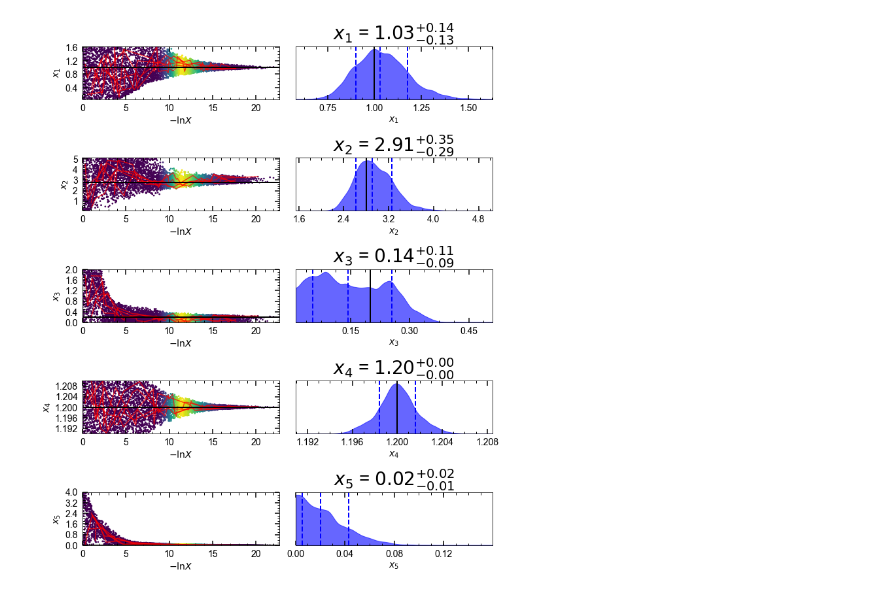
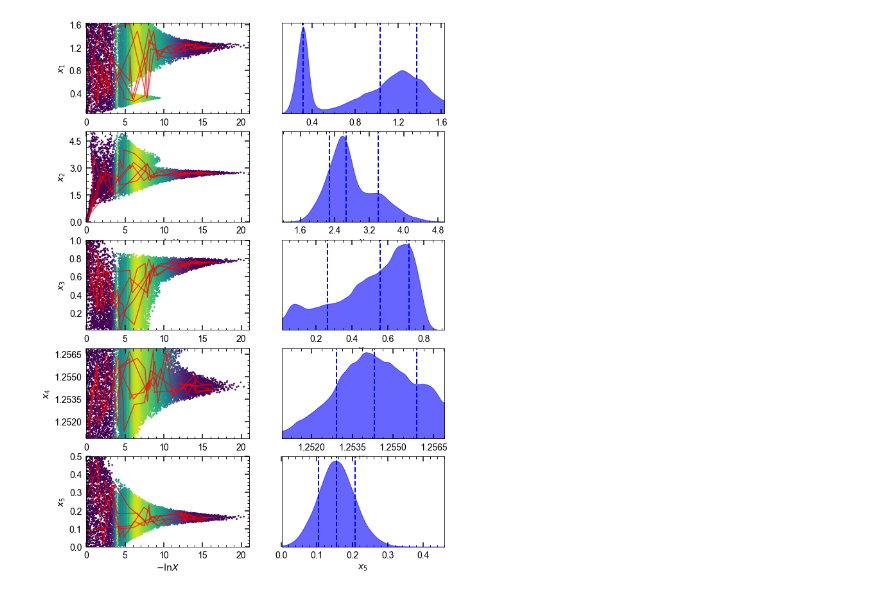
Before and after one commit to Vince-ec/Cluster_and_field, a Jupyter notebook: scripts/nested_test.ipynb, the cells around one changed output. Drawn from its saved outputs; the diff is of its cells as text; code cells hidden in the pictures.

```diff
--- a/scripts/nested_test.ipynb
+++ b/scripts/nested_test.ipynb
@@ -124,11 +259,7 @@ def loglikelihood(X):
 # %%
 # initialize our nested sampler
-ndim = 5
-dsampler = dynesty.DynamicNestedSampler(loglikelihood, prior_transform, ndim, nlive=250)
+dsampler = dynesty.DynamicNestedSampler(loglikelihood, prior_transform, ndim = 5, sample = 'rwalk',pool=pool, bound = 'single')
 # %%
 # sample dynamically from the target distribution
-dsampler.run_nested(nlive_init=100, nlive_batch=100)
-
-# save results
-dres = dsampler.results
+dsampler.run_nested(wt_kwargs={'pfrac': 1.0}, dlogz_init=0.001, print_progress=True)
 # %% [output]
@@ -150,7 +266,0 @@ KeyboardInterrupt:
-# %%
-# posterior case
-dsampler.reset()
-dsampler.run_nested(nlive_init=100, nlive_batch=100,
-                    maxiter=res.niter+res.nlive, use_stop=False,
-                    wt_kwargs={'pfrac': 1.0})
-dres_p = dsampler.results
@@ -211,0 +267,5 @@ cfig, caxes = dyplot.cornerplot(res2)
+# %%
+# save results
+
+# dres = dsampler.results
+dresG = dsampler.results
@@ -214,12 +284,10 @@ from dynesty import plotting as dyplot
 # %%
-# plotting the continued run
-fig, axes = dyplot.traceplot(res2, truths=[1., 2.8, 0.2, 1.2, 0.], truth_color='black',
-                             show_titles=True, title_kwargs={'fontsize': 28, 'y': 1.05},
+fig, axes = dyplot.traceplot(dresG, truths=None, truth_color='black',
+                             show_titles=False, title_kwargs={'fontsize': 10, 'y': 1.05},
                              trace_cmap='viridis', kde=False,
                              connect=True, connect_highlight=range(5),
-                             fig=plt.subplots(5, 2, figsize=(10, 12)))
-fig.tight_layout()
+                             fig=plt.subplots(5, 2, figsize=(10, 15)))
 # %% [output]
-[figure, old version]
+[figure, new version]
 # %%
 # initialize figure
```
Also changed, not shown: parts of 19 cells of this notebook.
